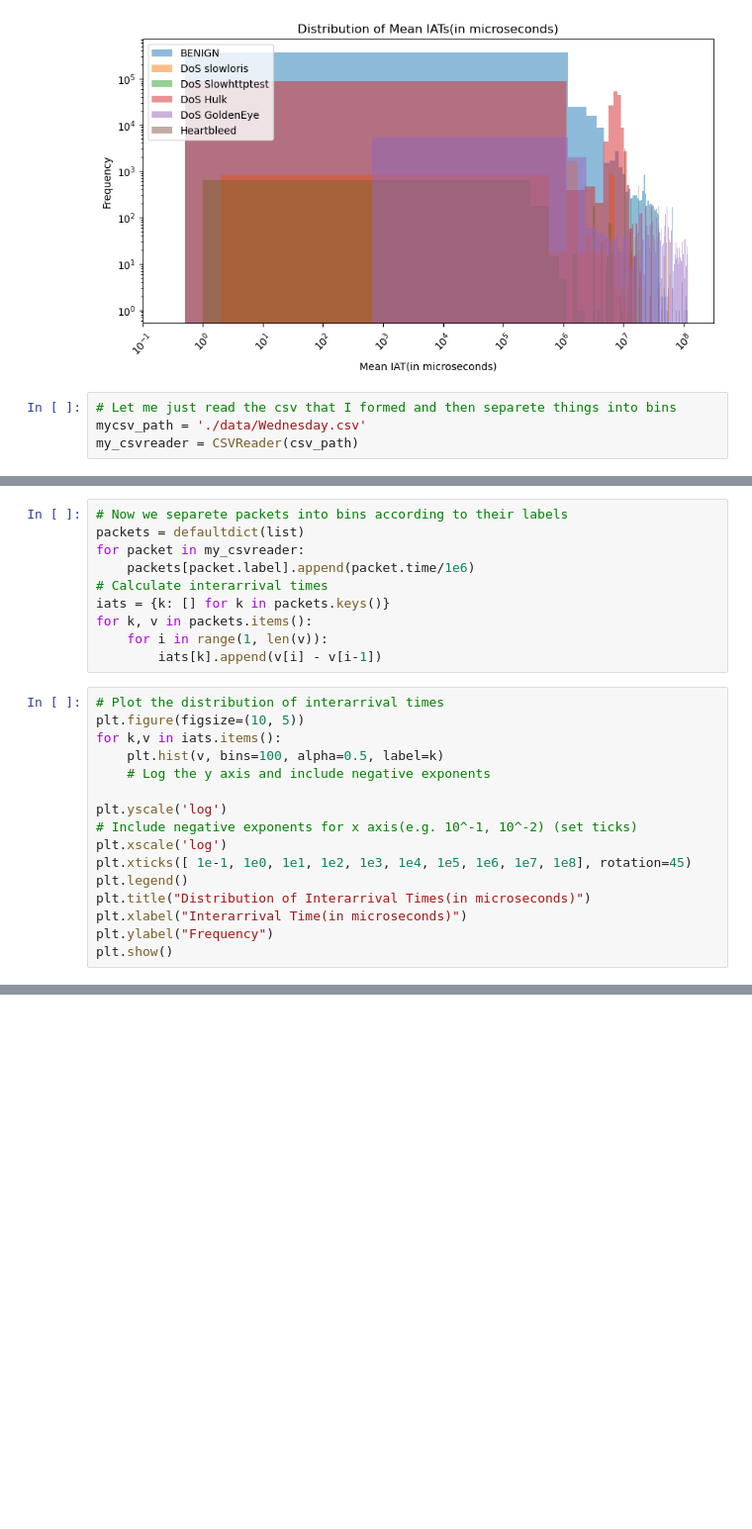
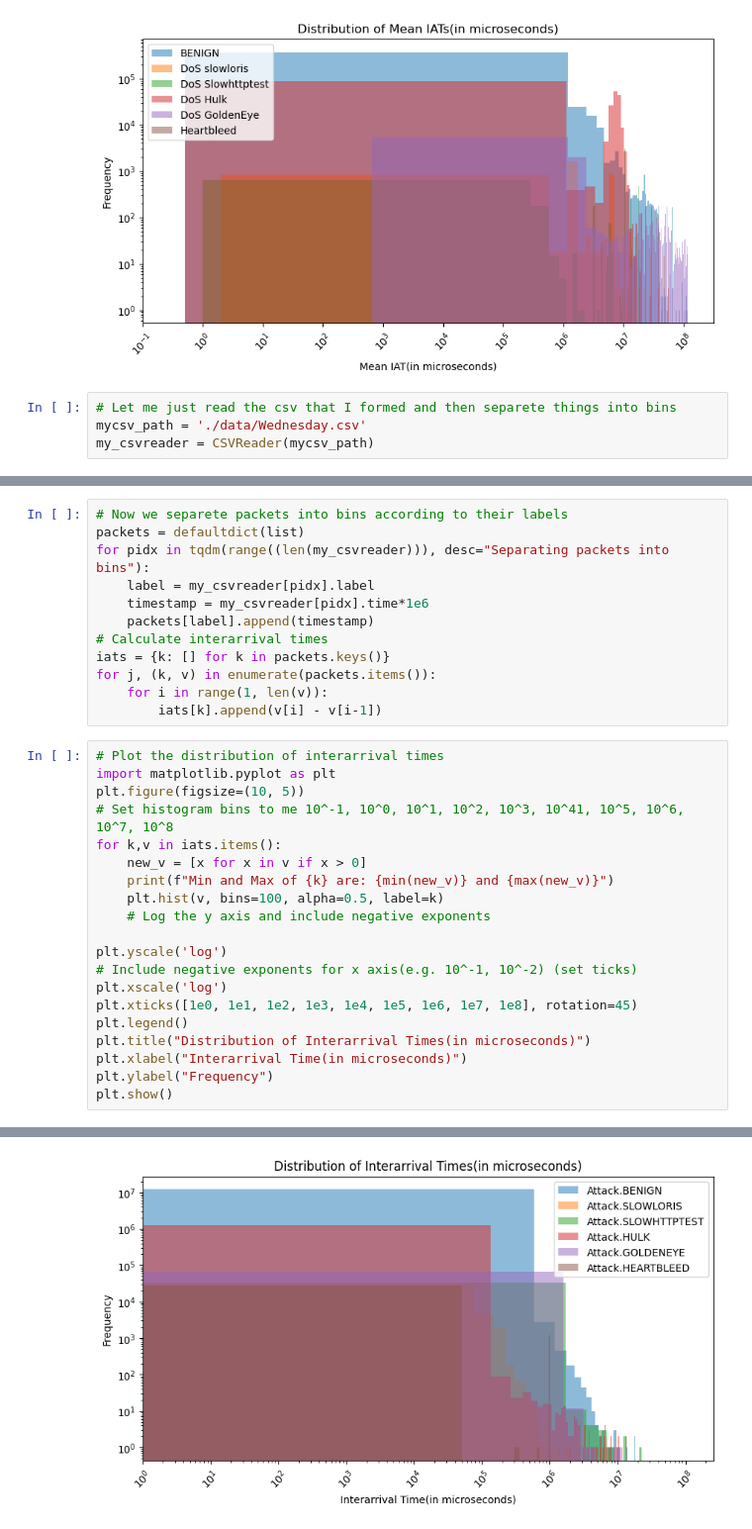
Before and after one commit to OlegKarandin/SampledAttackDetection, a Jupyter notebook: statistics.ipynb, the cells around one changed output, grey strips where cells are left out. Shown at 99% size. Drawn from its saved outputs; the diff is of its cells as text; blank space fills up the shorter version.

```diff
--- a/statistics.ipynb
+++ b/statistics.ipynb
@@ -78,4 +77,4 @@ plt.show()
 # %%
 # Let me just read the csv that I formed and then separete things into bins
 mycsv_path = './data/Wednesday.csv'
-my_csvreader = CSVReader(csv_path)
+my_csvreader = CSVReader(mycsv_path)
@@ -82,26 +84,33 @@ my_csvreader = CSVReader(csv_path)
 # %%
 # Now we separete packets into bins according to their labels
 packets = defaultdict(list)
-for packet in my_csvreader:
-    packets[packet.label].append(packet.time/1e6)
+for pidx in tqdm(range((len(my_csvreader))), desc="Separating packets into bins"):
+    label = my_csvreader[pidx].label
+    timestamp = my_csvreader[pidx].time*1e6
+    packets[label].append(timestamp)
 # Calculate interarrival times
 iats = {k: [] for k in packets.keys()}
-for k, v in packets.items():
+for j, (k, v) in enumerate(packets.items()):
     for i in range(1, len(v)):
         iats[k].append(v[i] - v[i-1])
 # %%
 # Plot the distribution of interarrival times
+import matplotlib.pyplot as plt
 plt.figure(figsize=(10, 5))
+# Set histogram bins to me 10^-1, 10^0, 10^1, 10^2, 10^3, 10^41, 10^5, 10^6, 10^7, 10^8
 for k,v in iats.items():
+    new_v = [x for x in v if x > 0]
+    print(f"Min and Max of {k} are: {min(new_v)} and {max(new_v)}")
     plt.hist(v, bins=100, alpha=0.5, label=k)
     # Log the y axis and include negative exponents
 
 plt.yscale('log')
 # Include negative exponents for x axis(e.g. 10^-1, 10^-2) (set ticks)
 plt.xscale('log')
-plt.xticks([ 1e-1, 1e0, 1e1, 1e2, 1e3, 1e4, 1e5, 1e6, 1e7, 1e8], rotation=45)
+plt.xticks([1e0, 1e1, 1e2, 1e3, 1e4, 1e5, 1e6, 1e7, 1e8], rotation=45)
 plt.legend()
 plt.title("Distribution of Interarrival Times(in microseconds)")
 plt.xlabel("Interarrival Time(in microseconds)")
 plt.ylabel("Frequency")
 plt.show()
+# %% [output]
@@ -107,0 +123 @@ plt.show()
+[figure, added]
```
Also changed, not shown: parts of 3 cells of this notebook, 2 other files.
